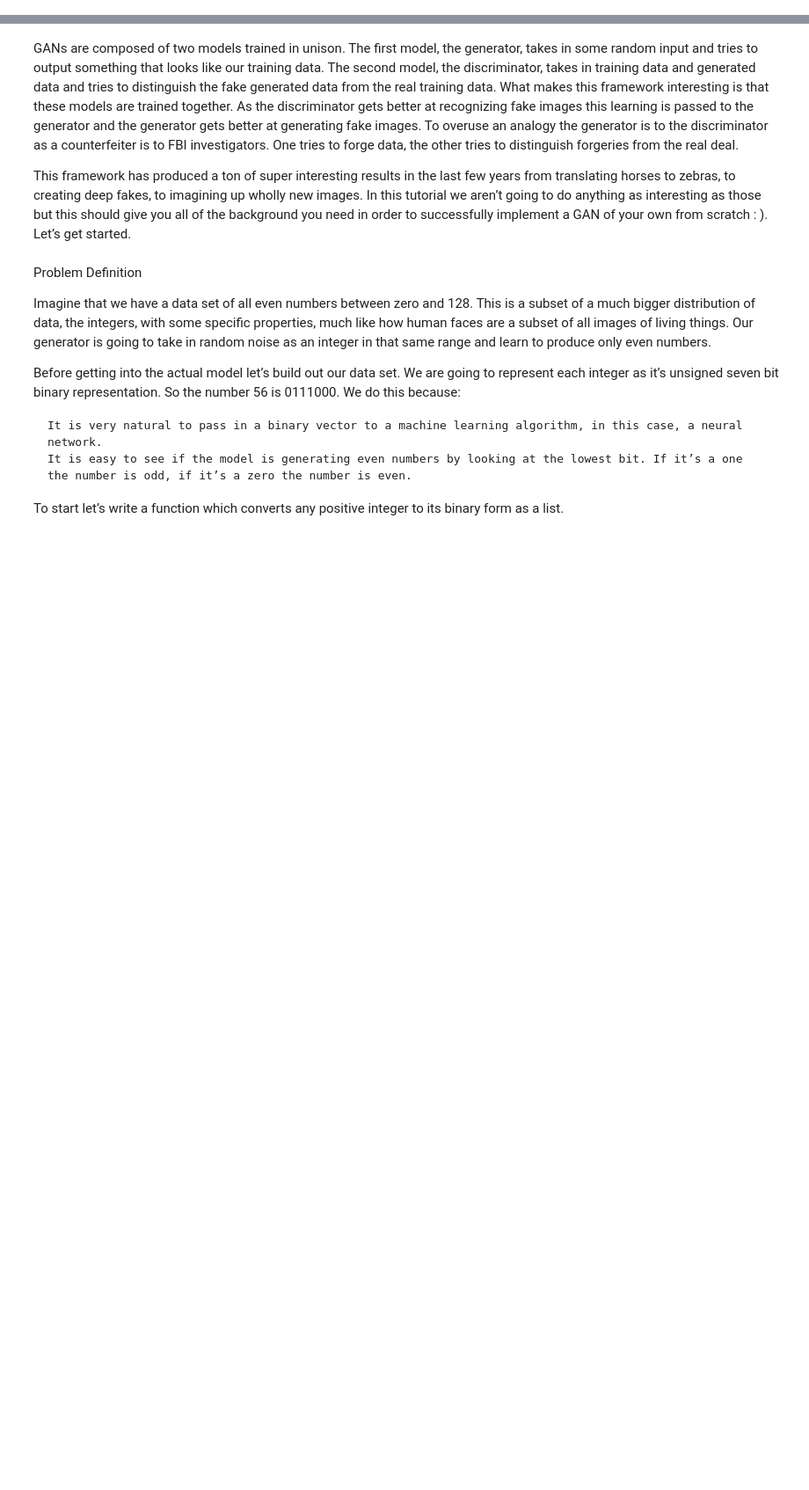
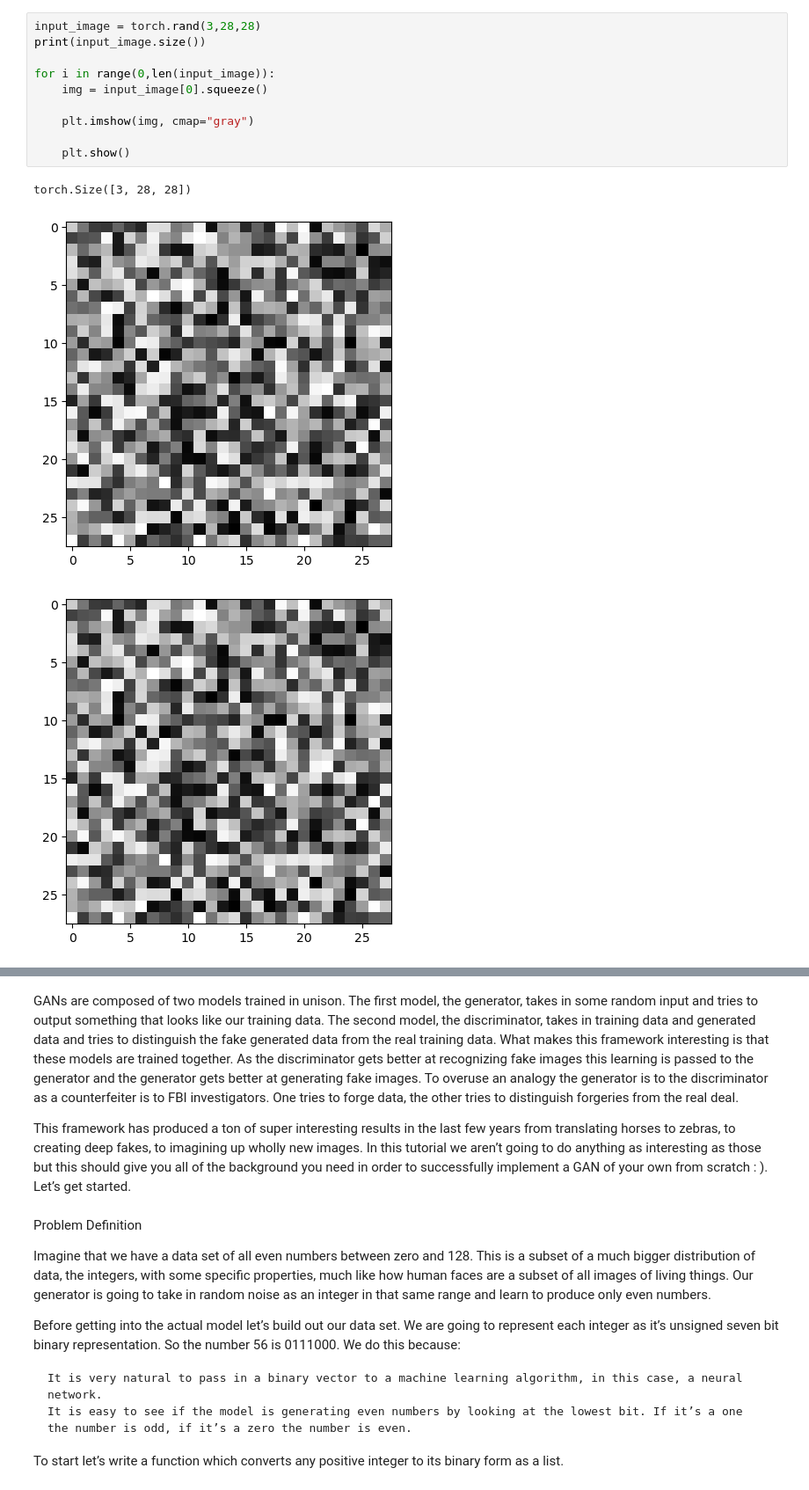
Before and after one commit to AshKatzEm/Music-Generative-Adversarial-Network, a Jupyter notebook: GAN_basic_tutorial.ipynb, the cells around one changed output, grey strips where cells are left out. Shown: that part at 88% size. Drawn from its saved outputs; the diff is of its cells as text; blank space fills up the shorter version.

```diff
--- a/GAN_basic_tutorial.ipynb
+++ b/GAN_basic_tutorial.ipynb
@@ -0,0 +1599,14 @@
+# %%
+input_image = torch.rand(3,28,28)
+print(input_image.size())
+
+for i in range(0,len(input_image)):
+    img = input_image[0].squeeze()
+
+    plt.imshow(img, cmap="gray")
+
+    plt.show()
+# %% [output]
+torch.Size([3, 28, 28])
+[figure, added]
+[figure, added]
```
Also changed, not shown: parts of 88 cells of this notebook, 8 other files.
